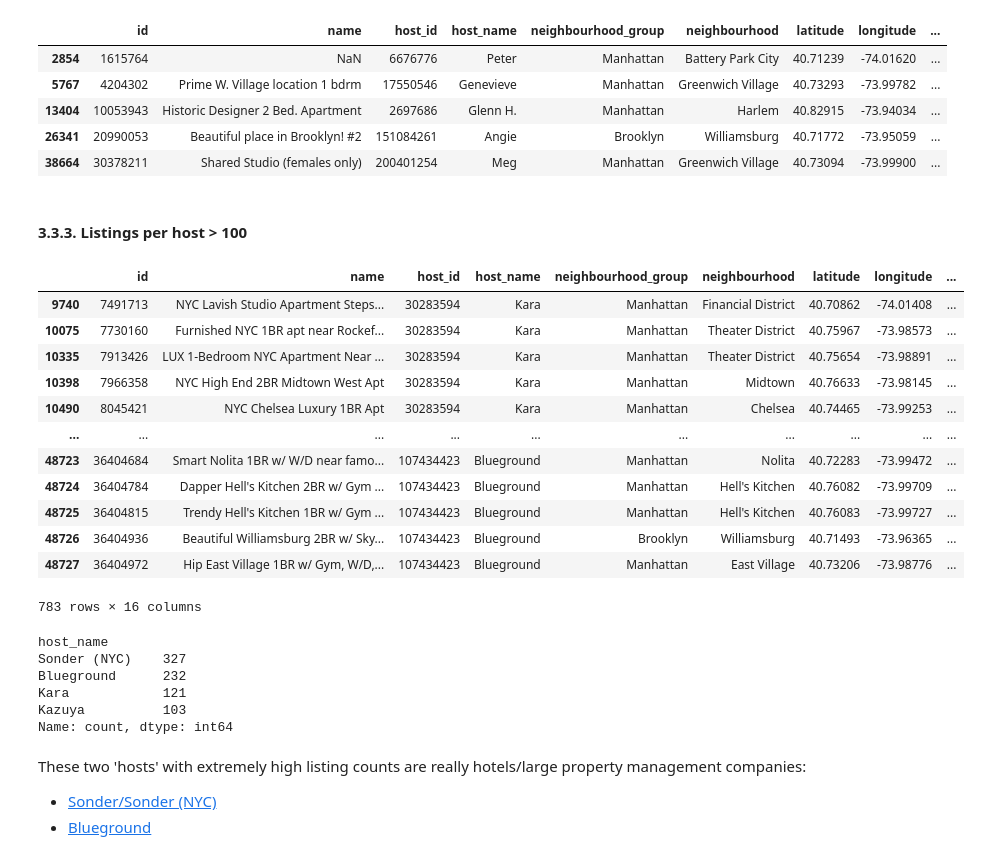
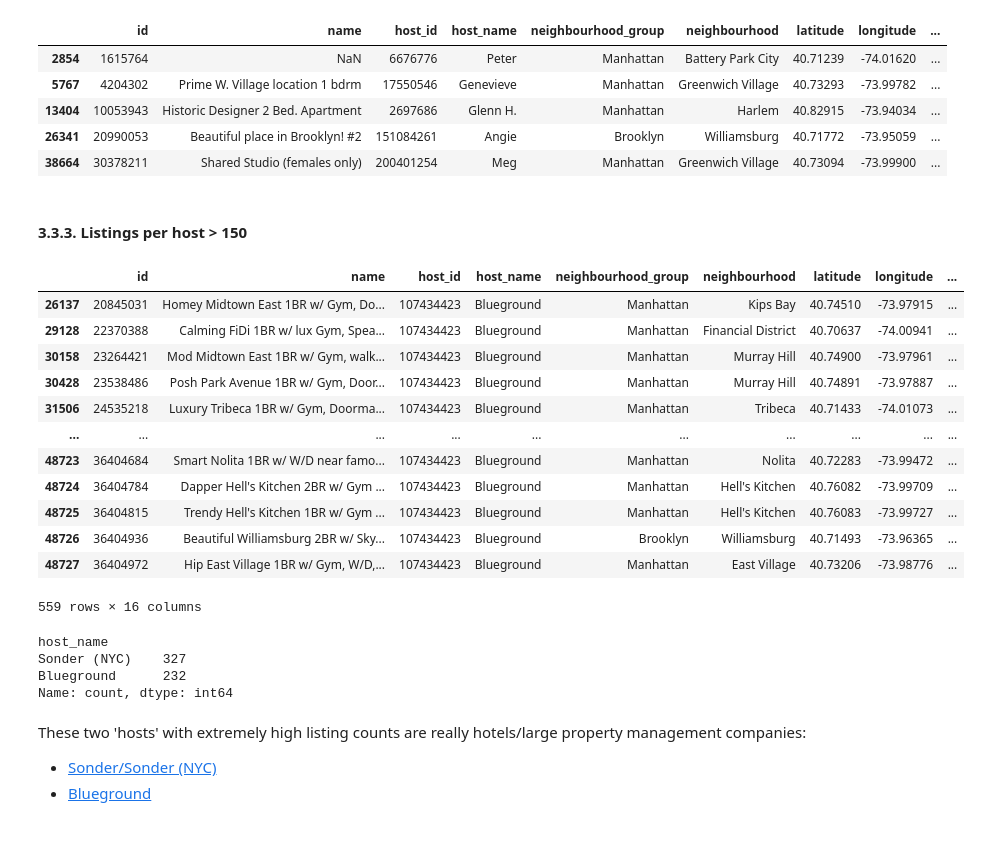
Before and after one commit to gperdrizet/gperdrizet-data-preprocessing-project-tutorial, a Jupyter notebook: gperdrizet-01_distributions.ipynb, the cells around one changed output. Drawn from its saved outputs; the diff is of its cells as text; code cells hidden in the pictures.

```diff
--- a/gperdrizet-01_distributions.ipynb
+++ b/gperdrizet-01_distributions.ipynb
@@ -230,31 +230,29 @@ data_df[data_df['minimum_nights'] > 500]
 | 26341 | 20990053 | Beautiful place in Brooklyn! #2 | 151084261 | Angie | Brooklyn | Williamsburg | 40.71772 | -73.95059 | ... |
 | 38664 | 30378211 | Shared Studio (females only) | 200401254 | Meg | Manhattan | Greenwich Village | 40.73094 | -73.99900 | ... |
 # %% [markdown]
-#### 3.3.3. Listings per host > 100
+#### 3.3.3. Listings per host > 150
 # %%
-data_df[data_df['calculated_host_listings_count'] > 100]
+data_df[data_df['calculated_host_listings_count'] > 150]
 # %% [output]
 |  | id | name | host_id | host_name | neighbourhood_group | neighbourhood | latitude | longitude | ... |
-| 9740 | 7491713 | NYC Lavish Studio Apartment Steps... | 30283594 | Kara | Manhattan | Financial District | 40.70862 | -74.01408 | ... |
-| 10075 | 7730160 | Furnished NYC 1BR apt near Rockef... | 30283594 | Kara | Manhattan | Theater District | 40.75967 | -73.98573 | ... |
-| 10335 | 7913426 | LUX 1-Bedroom NYC Apartment Near ... | 30283594 | Kara | Manhattan | Theater District | 40.75654 | -73.98891 | ... |
-| 10398 | 7966358 | NYC High End 2BR Midtown West Apt | 30283594 | Kara | Manhattan | Midtown | 40.76633 | -73.98145 | ... |
-| 10490 | 8045421 | NYC Chelsea Luxury 1BR Apt | 30283594 | Kara | Manhattan | Chelsea | 40.74465 | -73.99253 | ... |
+| 26137 | 20845031 | Homey Midtown East 1BR w/ Gym, Do... | 107434423 | Blueground | Manhattan | Kips Bay | 40.74510 | -73.97915 | ... |
+| 29128 | 22370388 | Calming FiDi 1BR w/ lux Gym, Spea... | 107434423 | Blueground | Manhattan | Financial District | 40.70637 | -74.00941 | ... |
+| 30158 | 23264421 | Mod Midtown East 1BR w/ Gym, walk... | 107434423 | Blueground | Manhattan | Murray Hill | 40.74900 | -73.97961 | ... |
+| 30428 | 23538486 | Posh Park Avenue 1BR w/ Gym, Door... | 107434423 | Blueground | Manhattan | Murray Hill | 40.74891 | -73.97887 | ... |
+| 31506 | 24535218 | Luxury Tribeca 1BR w/ Gym, Doorma... | 107434423 | Blueground | Manhattan | Tribeca | 40.71433 | -74.01073 | ... |
 | ... | ... | ... | ... | ... | ... | ... | ... | ... | ... |
 | 48723 | 36404684 | Smart Nolita 1BR w/ W/D near famo... | 107434423 | Blueground | Manhattan | Nolita | 40.72283 | -73.99472 | ... |
 | 48724 | 36404784 | Dapper Hell's Kitchen 2BR w/ Gym ... | 107434423 | Blueground | Manhattan | Hell's Kitchen | 40.76082 | -73.99709 | ... |
 | 48725 | 36404815 | Trendy Hell's Kitchen 1BR w/ Gym ... | 107434423 | Blueground | Manhattan | Hell's Kitchen | 40.76083 | -73.99727 | ... |
 | 48726 | 36404936 | Beautiful Williamsburg 2BR w/ Sky... | 107434423 | Blueground | Brooklyn | Williamsburg | 40.71493 | -73.96365 | ... |
 | 48727 | 36404972 | Hip East Village 1BR w/ Gym, W/D,... | 107434423 | Blueground | Manhattan | East Village | 40.73206 | -73.98776 | ... |
-783 rows × 16 columns
+559 rows × 16 columns
 # %%
-data_df['host_name'][data_df['calculated_host_listings_count'] > 100].value_counts()
+data_df['host_name'][data_df['calculated_host_listings_count'] > 150].value_counts()
 # %% [output]
 host_name
 Sonder (NYC)    327
 Blueground      232
-Kara            121
-Kazuya          103
 Name: count, dtype: int64
 # %% [markdown]
 These two 'hosts' with extremely high listing counts are really hotels/large property management companies:
```
Also changed, not shown: parts of 11 cells of this notebook.
